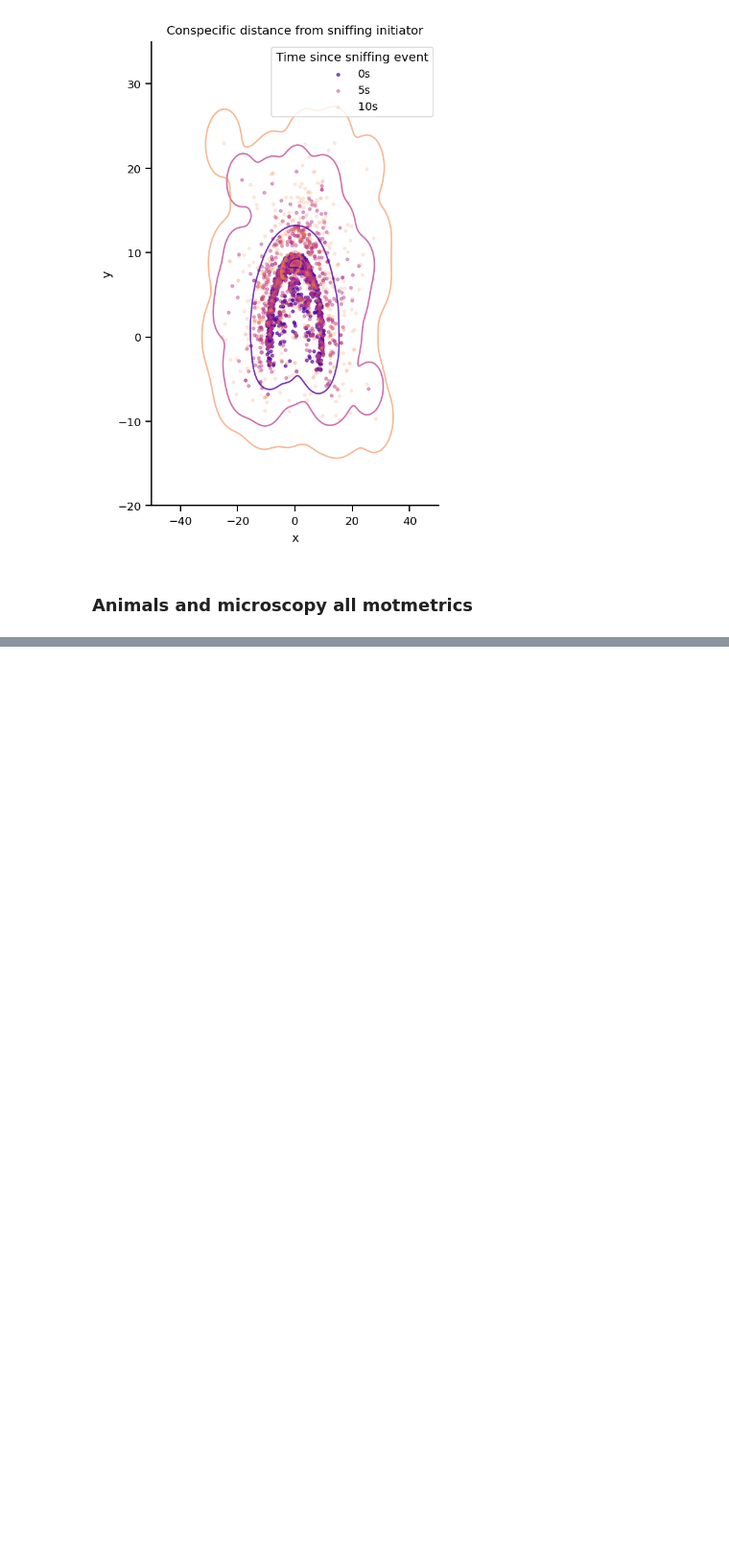
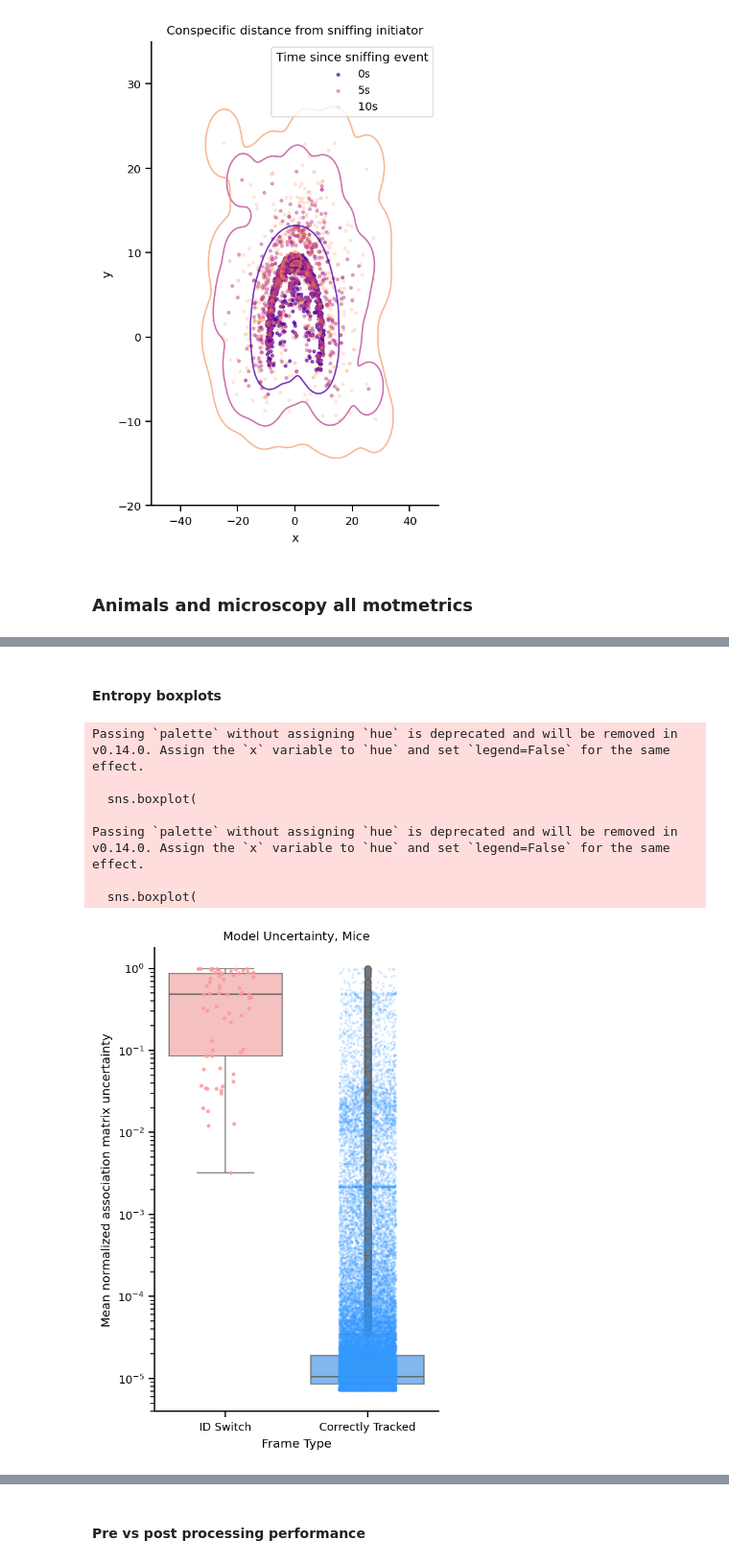
Before and after one commit to talmolab/dreem-plots, a Jupyter notebook: plot_dreem_for_submission.ipynb, the cells around one changed output, grey strips where cells are left out. Shown at 96% size. Saved outputs shown, nothing was run; the diff lists cells and outputs as text; code cells hidden in the pictures; blank space fills up the shorter version.

```diff
--- a/plot_dreem_for_submission.ipynb
+++ b/plot_dreem_for_submission.ipynb
@@ -809,2 +820,0 @@ Setting a gradient palette using color= is deprecated and will be removed in v0.
-# %%
-files = glob.glob("./data/*_entropy_boxplot.csv")
@@ -849,0 +884,50 @@ Zebrafish10
+# %% [markdown]
+#### Entropy boxplots
+# %%
+for file in files:
+    df = pd.read_csv(file)
+    animal = file.split("/")[-1].split("-")[0]
+    df.loc[df["Frame Type"] == "Non-Switch", "Frame Type"] = "Correctly Tracked"
+    df.loc[df["Frame Type"] == "Switch", "Frame Type"] = "ID Switch"
+    df_switch = df[df["Frame Type"] == "ID Switch"]
+    df_correct = df[df["Frame Type"] == "Correctly Tracked"]
+
+    plt.figure(figsize=figure_size)
+    # Plot "ID Switch" boxplot in light red and "Correctly Tracked" in blue
+    sns.boxplot(
+        x="Frame Type", y="Mean Entropy", data=pd.concat([df_switch, df_correct]),
+        order=["ID Switch", "Correctly Tracked"],
+        palette={"ID Switch": "#ff9999", "Correctly Tracked": "#3399ff"},
+        boxprops=dict(alpha=0.7),
+        medianprops=dict(alpha=0.9),
+        whiskerprops=dict(alpha=0.7),
+        capprops=dict(alpha=0.7),
+        flierprops=dict(markerfacecolor='gray', marker='o', alpha=0.3)
+    )
+    # Overlay stripplots matching box colors
+    sns.stripplot(
+        x="Frame Type", y="Mean Entropy", data=df_switch,
+        order=["ID Switch", "Correctly Tracked"],
+        color="#ff9999", alpha=0.9, size=3, jitter=0.2, dodge=True, legend=False
+    )
+    sns.stripplot(
+        x="Frame Type", y="Mean Entropy", data=df_correct,
+        order=["ID Switch", "Correctly Tracked"],
+        color="#3399ff", alpha=0.2, size=2, jitter=0.2, dodge=True, legend=False
+    )
+    plt.title(f"Model Uncertainty, {animal}")
+    plt.xlabel("Frame Type")
+    plt.ylabel("Mean normalized association matrix uncertainty")
+    plt.yscale('log')
+    sns.despine()
+    plt.tight_layout()
+    plt.savefig(f"./data/{animal}-entropy-boxplot.png")
+# %% [output]
+Passing `palette` without assigning `hue` is deprecated and will be removed in v0.14.0. Assign the `x` variable to `hue` and set `legend=False` for the same effect.
+
+  sns.boxplot(
+
+Passing `palette` without assigning `hue` is deprecated and will be removed in v0.14.0. Assign the `x` variable to `hue` and set `legend=False` for the same effect.
+
+  sns.boxplot(
+[figure, added]
@@ -849,0 +935,2 @@ Zebrafish10
+# %% [markdown]
+#### Pre vs post processing performance
```
Also changed, not shown: parts of 25 cells of this notebook, 14 other files.
